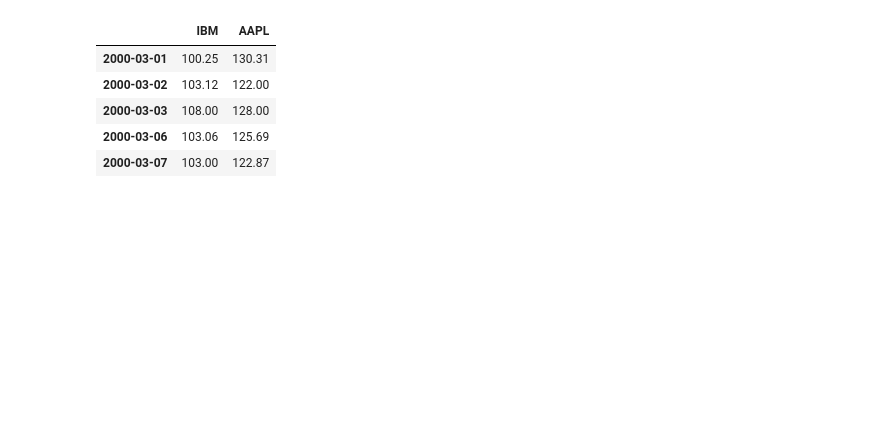
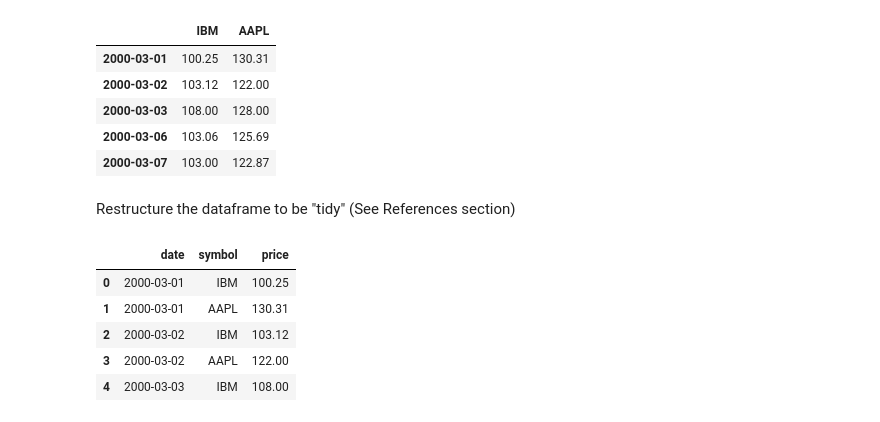
Before and after one commit to chesterqualls/battle-of-the-plotting-libraries, a Jupyter notebook: altair/altair-plot1.ipynb, the cells around one changed output. Cells and saved outputs as stored; diff of their text form; code cells hidden in the pictures; blank space fills up the shorter version.

```diff
--- a/altair/altair-plot1.ipynb
+++ b/altair/altair-plot1.ipynb
@@ -21,5 +17,4 @@ Now lets take a look at the sample data:
 from bokeh.sampledata import stocks
 
 index = pd.DatetimeIndex(stocks.AAPL['date'])
-stock_df = pd.DataFrame({'IBM': stocks.IBM['close'], 'AAPL': stocks.AAPL['close']}, index=index)
-stock_df.head()
+df1 = pd.DataFrame({'IBM': stocks.IBM['close'], 'AAPL': stocks.AAPL['close']}, index=index)
@@ -41,3 +29,18 @@ stock_df.head()
 | 2000-03-03 | 108.00 | 128.00 |
 | 2000-03-06 | 103.06 | 125.69 |
 | 2000-03-07 | 103.00 | 122.87 |
+# %% [markdown]
+Restructure the dataframe to be "tidy" (See References section)
+# %%
+# .stack() pushes the symbol headers into the index
+# then .reset_index() pushes the multipled indices into columns
+data = pd.DataFrame(df1.stack()).reset_index()
+data.columns = ['date', 'symbol','price']
+data.head()
+# %% [output]
+|  | date | symbol | price |
+| 0 | 2000-03-01 | IBM | 100.25 |
+| 1 | 2000-03-01 | AAPL | 130.31 |
+| 2 | 2000-03-02 | IBM | 103.12 |
+| 3 | 2000-03-02 | AAPL | 122.00 |
+| 4 | 2000-03-03 | IBM | 108.00 |
```
Also changed, not shown: parts of 9 cells of this notebook, 1 other file.
